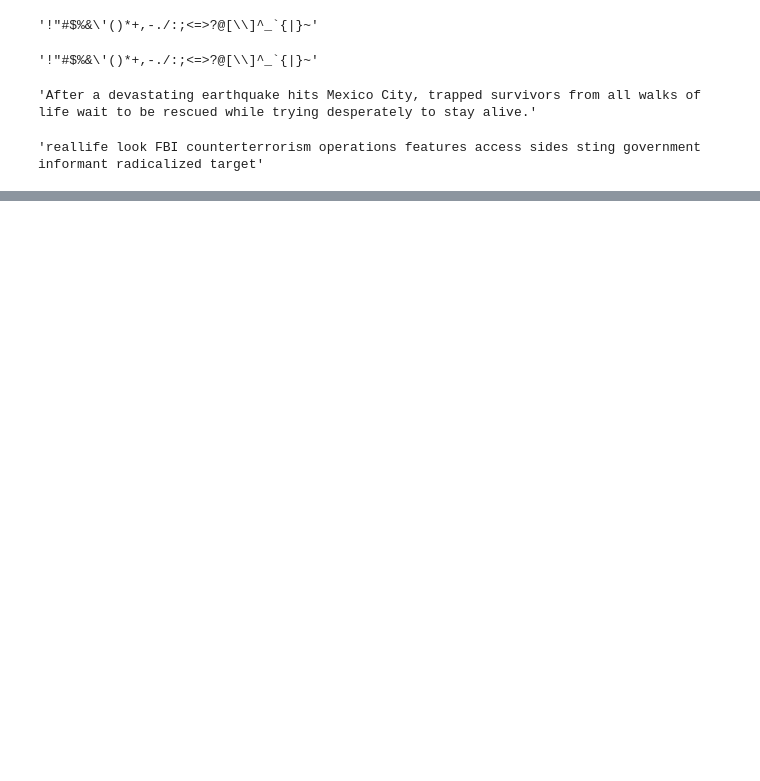
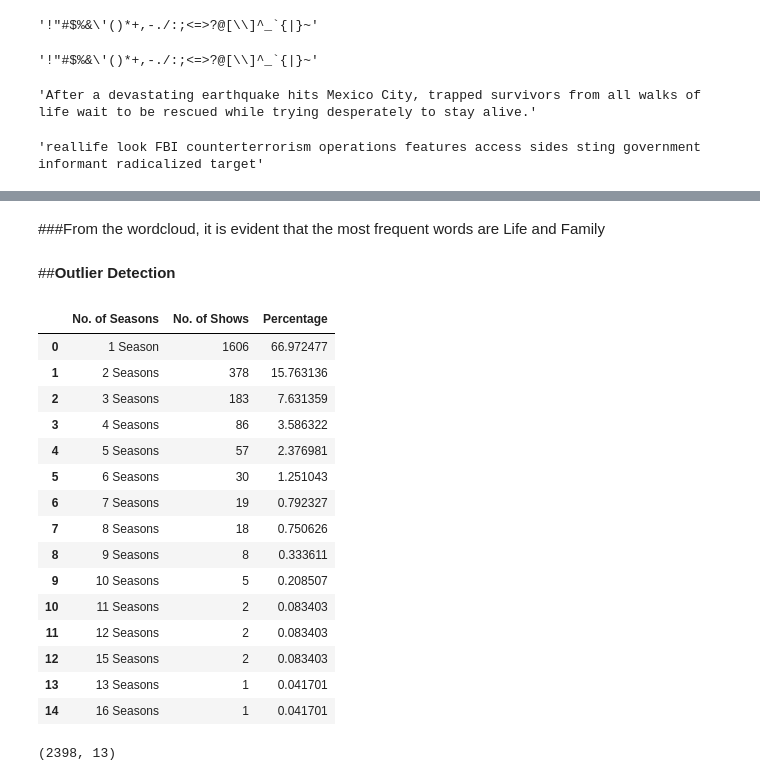
Before and after one commit to prav87654/Clustering-Model--Netflix-TV-shows-and-Movies, a Jupyter notebook: Praveen_S__Clustering_Model.ipynb, the cells around one changed output, grey strips where cells are left out. Drawn from its saved outputs; the diff is of its cells as text; code cells hidden in the pictures; blank space fills up the shorter version.

```diff
--- a/Praveen_S__Clustering_Model.ipynb
+++ b/Praveen_S__Clustering_Model.ipynb
@@ -528,0 +529,32 @@ plt.show()
+# %% [markdown]
+###From the wordcloud, it is evident that the most frequent words are Life and Family
+# %% [markdown]
+##**Outlier Detection**
+# %%
+# cheking for the percent distribution in duraion column of shows_df
+TVshows_df['duration'].value_counts(normalize =True)*100
+shows_duration = pd.DataFrame(TVshows_df['duration'].value_counts()).reset_index().rename(columns = {'index' : 'No. of Seasons', 'duration': 'No. of Shows'})
+shows_duration['Percentage'] = shows_duration['No. of Shows']/len(TVshows_df)*100
+shows_duration
+# %% [output]
+|  | No. of Seasons | No. of Shows | Percentage |
+| 0 | 1 Season | 1606 | 66.972477 |
+| 1 | 2 Seasons | 378 | 15.763136 |
+| 2 | 3 Seasons | 183 | 7.631359 |
+| 3 | 4 Seasons | 86 | 3.586322 |
+| 4 | 5 Seasons | 57 | 2.376981 |
+| 5 | 6 Seasons | 30 | 1.251043 |
+| 6 | 7 Seasons | 19 | 0.792327 |
+| 7 | 8 Seasons | 18 | 0.750626 |
+| 8 | 9 Seasons | 8 | 0.333611 |
+| 9 | 10 Seasons | 5 | 0.208507 |
+| 10 | 11 Seasons | 2 | 0.083403 |
+| 11 | 12 Seasons | 2 | 0.083403 |
+| 12 | 15 Seasons | 2 | 0.083403 |
+| 13 | 13 Seasons | 1 | 0.041701 |
+| 14 | 16 Seasons | 1 | 0.041701 |
+# %%
+#Shape of the TV_shows_df
+TVshows_df.shape
+# %% [output]
+(2398, 13)
```
Also changed, not shown: parts of 11 cells of this notebook.
